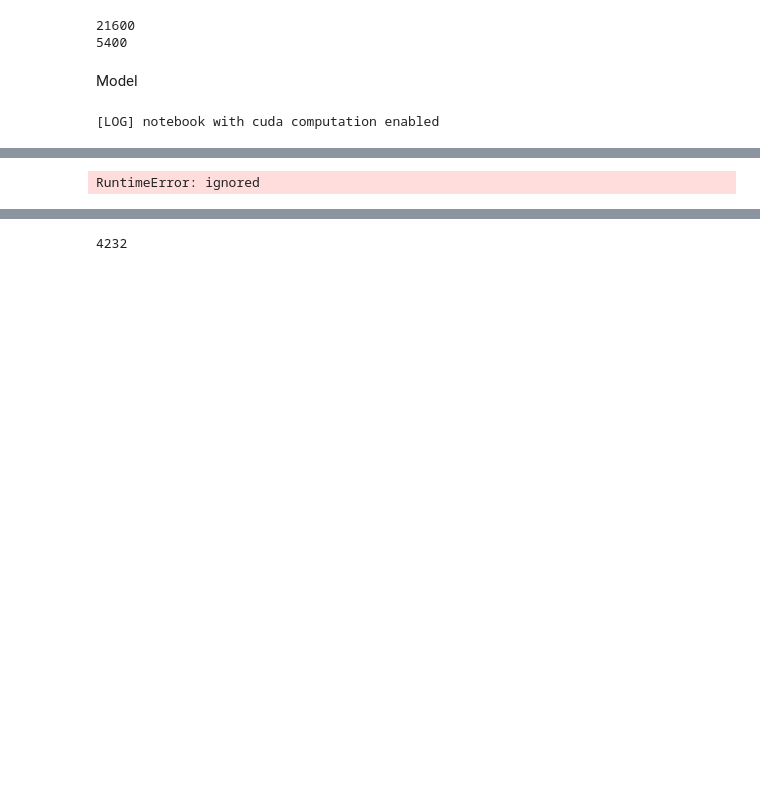
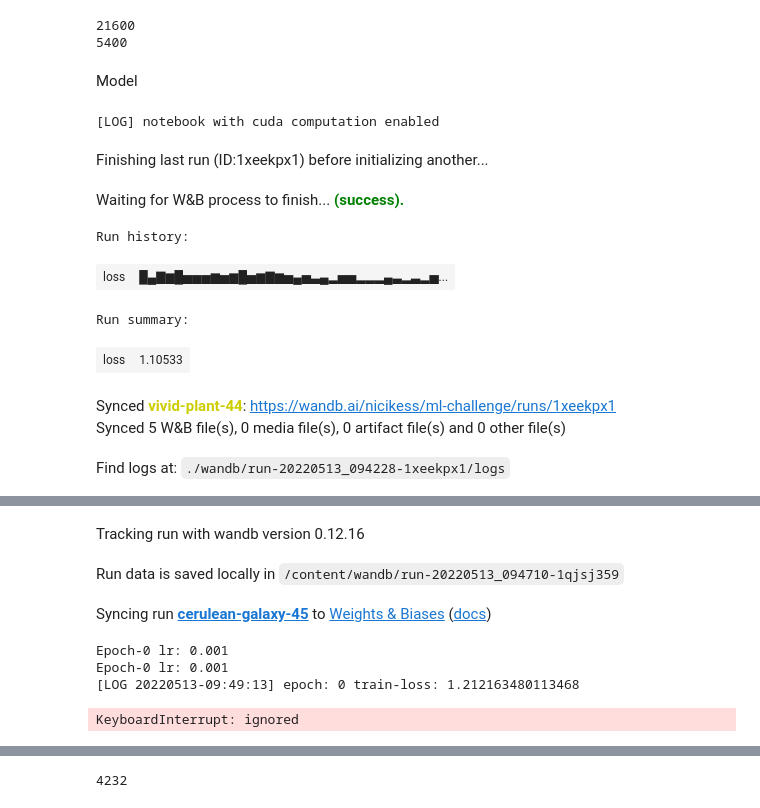
Before and after one commit to nicikess/hsg-ml-course, a Jupyter notebook: notebooks/last_changes.ipynb, the cells around one changed output, grey strips where cells are left out. Saved outputs shown, nothing was run; the diff lists cells and outputs as text; code cells hidden in the pictures; blank space fills up the shorter version.

```diff
--- a/notebooks/last_changes.ipynb
+++ b/notebooks/last_changes.ipynb
@@ -334 +330,13 @@ mini_batch_size = 1500
+# %%
+config={
+"epochs": 10,
+"mini_batch_size": 64,
+"learning_rate": 0.001,
+"opt_func": torch.optim.Adam,
+"milestones": [2,5,8],
+"weight_decay": 0,
+"model": "efficientnet_b7",
+"transform": "no_random_rotation",
+"bands":"RGB and all from ResNet"
+}
 # %%
@@ -335,0 +352,12 @@ train_dl = DataLoader(train_ds, batch_size=mini_batch_size, shuffle=True)
+# %%
+run = wandb.init(project="ml-challenge", entity="nicikess", config=config)
+# %% [output]
+Finishing last run (ID:1xeekpx1) before initializing another...
+Waiting for W&B process to finish... (success).
+Run history:
+| loss | █▄▇▆█▅▅▅▆▅▆█▅▆▇▆▅▄▅▃▄▂▅▅▂▂▂▄▃▂▃▂▅... |
+Run summary:
+| loss | 1.10533 |
+Synced vivid-plant-44: https://wandb.ai/nicikess/ml-challenge/runs/1xeekpx1
+Synced 5 W&B file(s), 0 media file(s), 0 artifact file(s) and 0 other file(s)
+Find logs at: ./wandb/run-20220513_094228-1xeekpx1/logs
@@ -335,0 +365,17 @@ train_dl = DataLoader(train_ds, batch_size=mini_batch_size, shuffle=True)
+Tracking run with wandb version 0.12.16
+Run data is saved locally in /content/wandb/run-20220513_094710-1qjsj359
+Syncing run cerulean-galaxy-45 to Weights & Biases (docs)
+# %%
+epochs = config.get("epochs")
+learning_rate = config.get("learning_rate")
+weight_decay = config.get("weight_decay")
+opt_func = config.get("opt_func")
+milestones = config.get("milestones")
+max_learning_rate = config.get("max_learning_rate")
+
+train(model,train_dl,epochs,learning_rate,opt_func,milestones,weight_decay)
+# %% [output]
+Epoch-0 lr: 0.001
+Epoch-0 lr: 0.001
+[LOG 20220513-09:49:13] epoch: 0 train-loss: 1.212163480113468
+KeyboardInterrupt: ignored
@@ -338,15 +454,0 @@ vali_dataloader = DataLoader(validation_ds, batch_size=5400, num_workers=2, pin_
-# %%
-max_epochs_stop = 51
-max_lr = 1e-3
-grad_clip = 0.1
-weight_decay = 0
-epochs = 40
-opt_func = torch.optim.Adam
-milestones = [50,75,90]
-
-train(epochs, max_lr, model, train_dl, milestones, weight_decay, grad_clip, opt_func, max_epochs_stop)
-# specify the training parameters
-#num_epochs = 50 # number of training epochs
-#mini_batch_size = 1300 # size of the mini-batches
-# %% [output]
-RuntimeError: ignored
```
Also changed, not shown: parts of 45 cells of this notebook.
